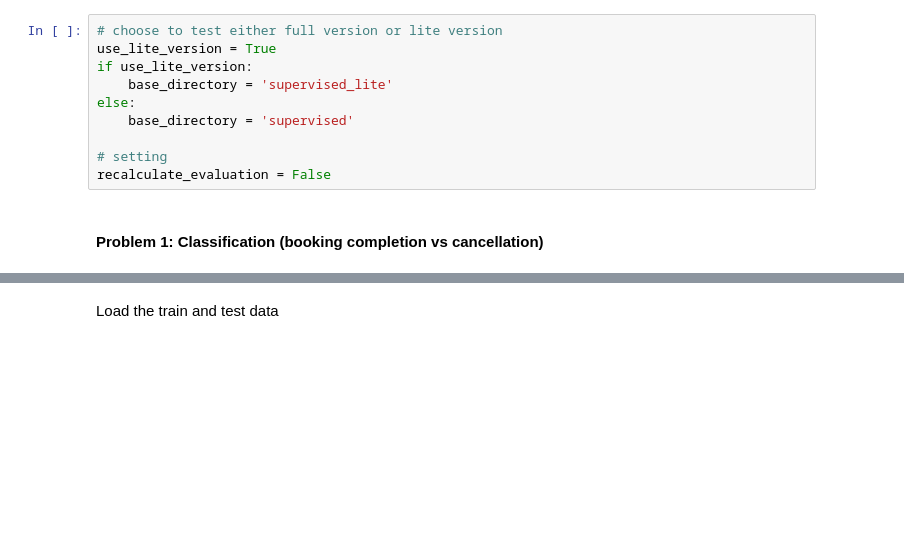
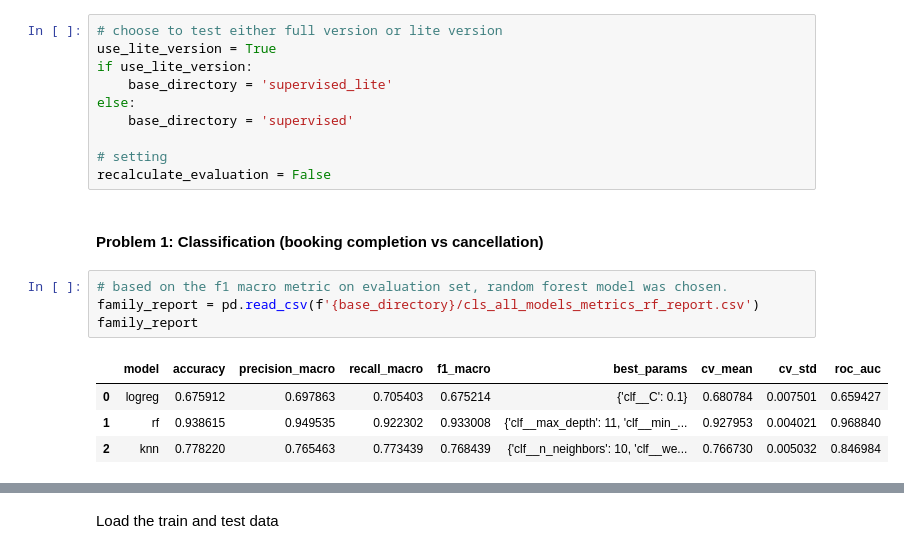
Before and after one commit to NDuan-510/MADS-MS2-Uber-Analysis, a Jupyter notebook: 4.1. Supervised Model evaluation & Failure analysis (booking completion) (lite).ipynb, the cells around one changed output, grey strips where cells are left out. Cells and saved outputs as stored; diff of their text form; blank space fills up the shorter version.

Commit message:
Add family model comparision to evalulation notebooks

```diff
--- a/4.1. Supervised Model evaluation & Failure analysis (booking completion) (lite).ipynb
+++ b/4.1. Supervised Model evaluation & Failure analysis (booking completion) (lite).ipynb
@@ -20,6 +20,15 @@ else:
 recalculate_evaluation = False
 # %% [markdown]
 #### Problem 1: Classification (booking completion vs cancellation)
+# %%
+# based on the f1 macro metric on evaluation set, random forest model was chosen.
+family_report = pd.read_csv(f'{base_directory}/cls_all_models_metrics_rf_report.csv')
+family_report
+# %% [output]
+|  | model | accuracy | precision_macro | recall_macro | f1_macro | best_params | cv_mean | cv_std | roc_auc |
+| 0 | logreg | 0.675912 | 0.697863 | 0.705403 | 0.675214 | {'clf__C': 0.1} | 0.680784 | 0.007501 | 0.659427 |
+| 1 | rf | 0.938615 | 0.949535 | 0.922302 | 0.933008 | {'clf__max_depth': 11, 'clf__min_... | 0.927953 | 0.004021 | 0.968840 |
+| 2 | knn | 0.778220 | 0.765463 | 0.773439 | 0.768439 | {'clf__n_neighbors': 10, 'clf__we... | 0.766730 | 0.005032 | 0.846984 |
 # %%
 files = os.listdir(base_directory)
 
```
Also changed, not shown: parts of 1 cell of this notebook, 5 other files.
